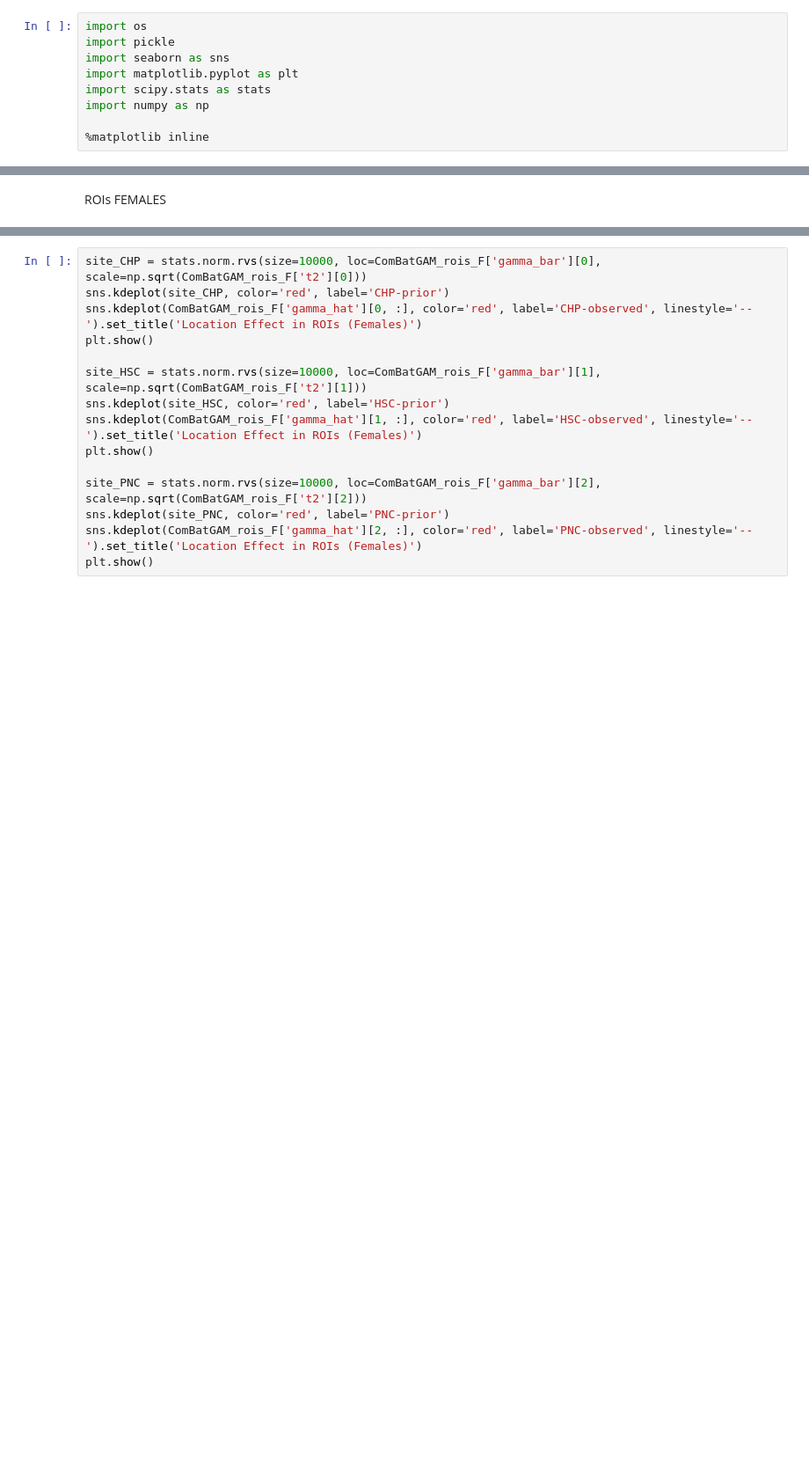
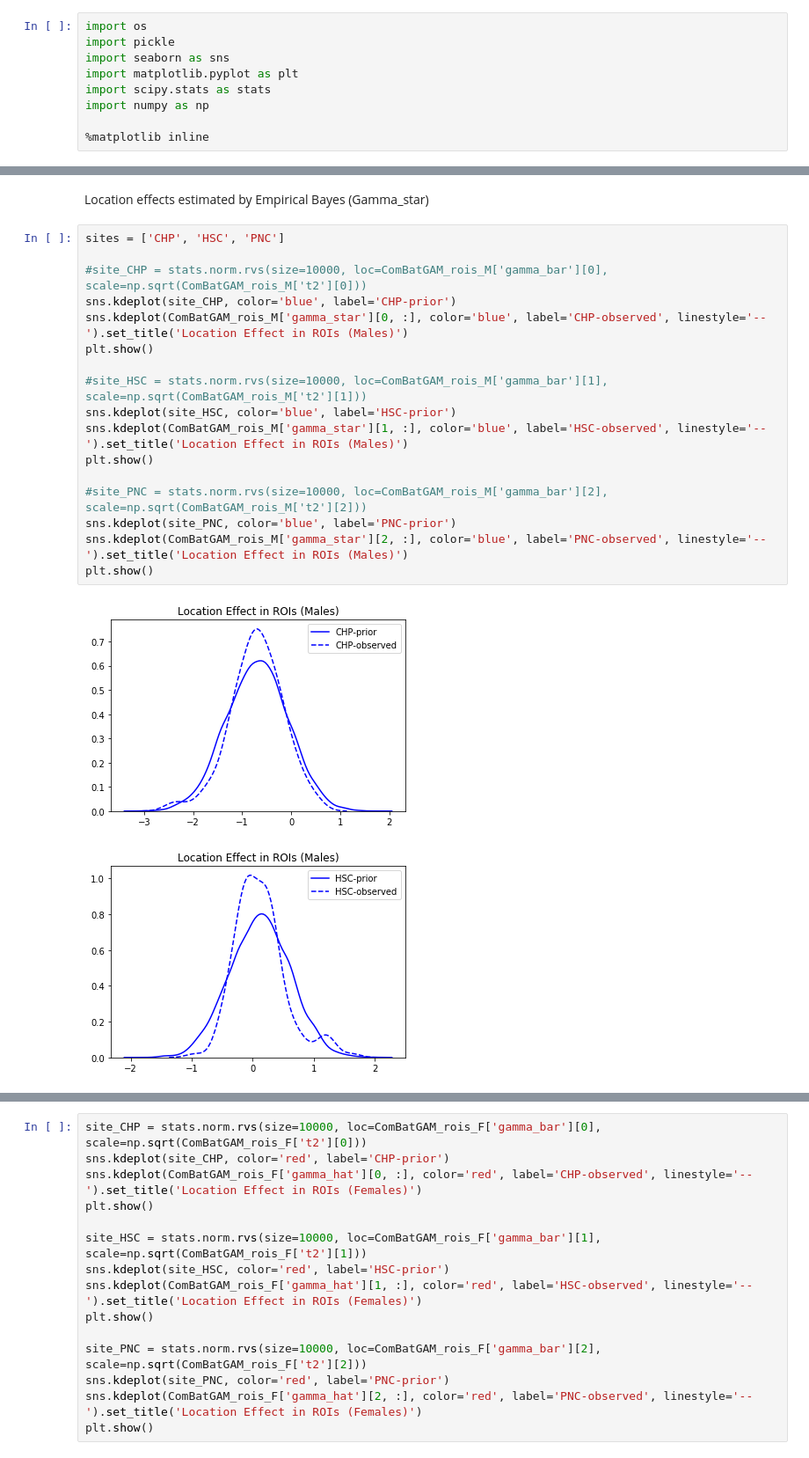
Before and after one commit to vgonzenbach/MSKIDS_harmonization, a Jupyter notebook: notebooks/examine_models.ipynb, the cells around one changed output, grey strips where cells are left out. Shown at 88% size. Saved outputs shown, nothing was run; the diff lists cells and outputs as text; blank space fills up the shorter version.

Commit message:
Viz L/S effects with EB=True

```diff
--- a/notebooks/examine_models.ipynb
+++ b/notebooks/examine_models.ipynb
@@ -40,2 +46,22 @@ plt.show()
-# %% [markdown]
-ROIs FEMALES
+# %% [markdown]
+Location effects estimated by Empirical Bayes (Gamma_star)
+# %%
+sites = ['CHP', 'HSC', 'PNC']
+
+#site_CHP = stats.norm.rvs(size=10000, loc=ComBatGAM_rois_M['gamma_bar'][0], scale=np.sqrt(ComBatGAM_rois_M['t2'][0]))
+sns.kdeplot(site_CHP, color='blue', label='CHP-prior')
+sns.kdeplot(ComBatGAM_rois_M['gamma_star'][0, :], color='blue', label='CHP-observed', linestyle='--').set_title('Location Effect in ROIs (Males)')
+plt.show()
+
+#site_HSC = stats.norm.rvs(size=10000, loc=ComBatGAM_rois_M['gamma_bar'][1], scale=np.sqrt(ComBatGAM_rois_M['t2'][1]))
+sns.kdeplot(site_HSC, color='blue', label='HSC-prior')
+sns.kdeplot(ComBatGAM_rois_M['gamma_star'][1, :], color='blue', label='HSC-observed', linestyle='--').set_title('Location Effect in ROIs (Males)')
+plt.show()
+
+#site_PNC = stats.norm.rvs(size=10000, loc=ComBatGAM_rois_M['gamma_bar'][2], scale=np.sqrt(ComBatGAM_rois_M['t2'][2]))
+sns.kdeplot(site_PNC, color='blue', label='PNC-prior')
+sns.kdeplot(ComBatGAM_rois_M['gamma_star'][2, :], color='blue', label='PNC-observed', linestyle='--').set_title('Location Effect in ROIs (Males)')
+plt.show()
+# %% [output]
+[figure, added]
+[figure, added]
```
Also changed, not shown: parts of 12 cells of this notebook, 1 other file.
